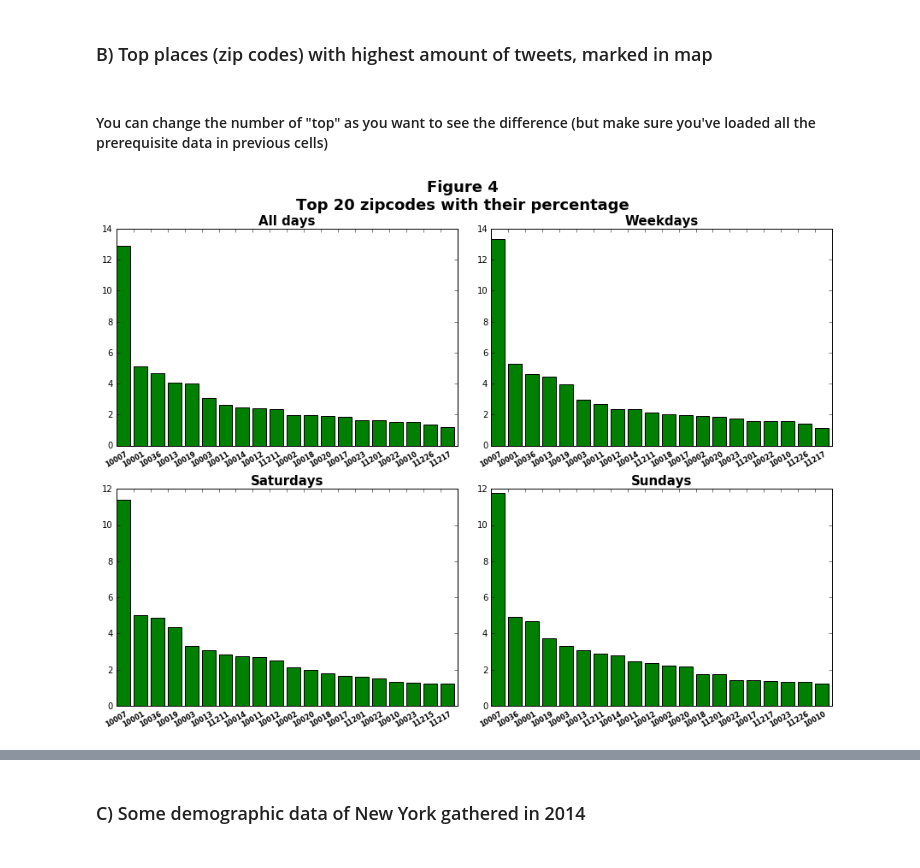
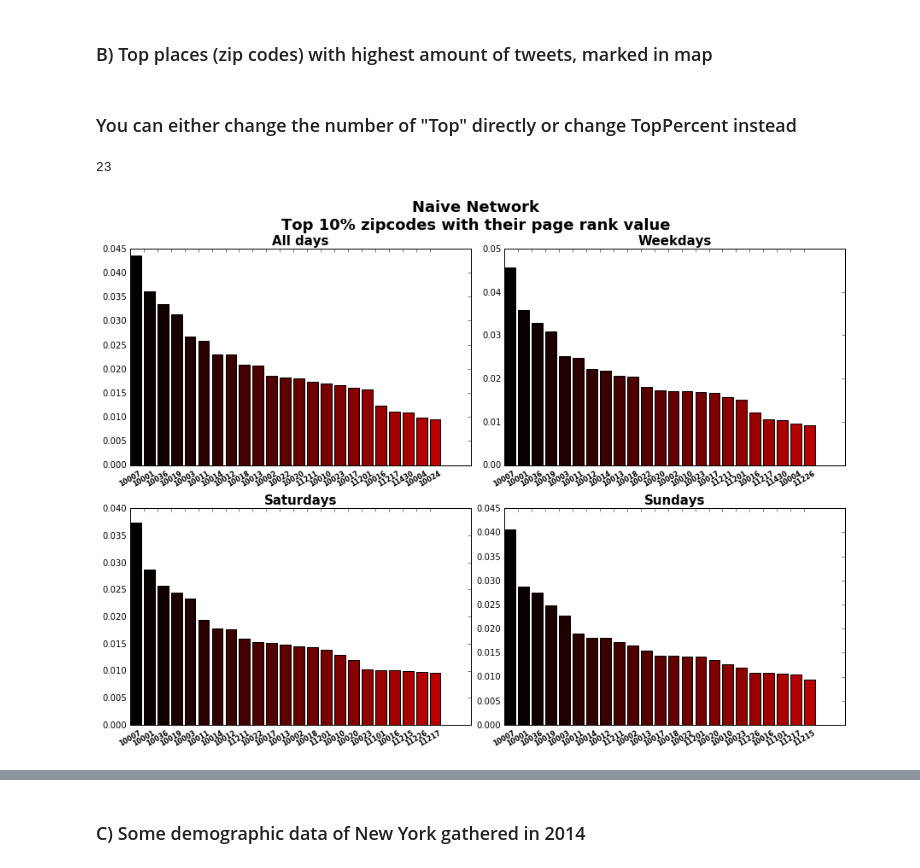
Before and after one commit to Fomyther/NYC-Twitter-Activities, a Jupyter notebook: Pro1_CQ_W6_e1.ipynb, the cells around one changed output, grey strips where cells are left out. Drawn from its saved outputs; the diff is of its cells as text; code cells hidden in the pictures.

```diff
--- a/Pro1_CQ_W6_e1.ipynb
+++ b/Pro1_CQ_W6_e1.ipynb
@@ -150,10 +145,3 @@ for i in range(4):
-# %%
-Net1, Net2 = range(4), range(4)
-LABEL = ['All ','Week','Satur','Sun']
-for i in range(4):
-    Net1[i] = pd.read_csv(PWD + '/Network1/Network of '+LABEL[i]+'days.csv').iloc[:,1:]
-    Net2[i] = pd.read_csv(PWD + '/Network2/Network2 for '+LABEL[i]+'days.csv')
-    Net2[i].rename(columns={'Unnamed: 0':'UserID'}, inplace=True)
 # %% [markdown]
 ## Step 3, proceed to community detection, first construct the directed graphs based on the probabilistic methods, then plot the graphs
 # %% [markdown]
@@ -161,9 +149,9 @@ for i in range(4):
 # %%
 Graph, Graph1, Graph2 = range(4), range(4), range(4)
 for i in range(4):
-    Graph[i] = Network_naive_build(i)
+    Graph[i] = Graph_build(Net1,i,False)
     Graph1[i] = make_directed_and_weighted(Graph[i])
-    Graph2[i] = Network_prob_build(Net2[i])
+    Graph2[i] = Graph_build(Net2,i,True)
 # %% [markdown]
 Start with Louvain method if curious but not necessary, next try combo algorithm with Inf, 2, and 4 communities parititions.
 * We will run tests for graphs both with and without loop edges
@@ -324,21 +328,13 @@ DailyActivity()
 # %%
-def TopZipCode(fig, date_index, top = 10):
-    ziplist = sort(Data[date_index].ZipCode.unique())
-    percentage_ziplist = {i:0 for i in ziplist}
-    T = len(Data[date_index])
-    for i in ziplist:
-        percentage_ziplist[i] = 100.0 * len(Data[date_index][Data[date_index].ZipCode == i])/T
-    sorted_ziplist = sorted(percentage_ziplist.items(), key=operator.itemgetter(1), reverse = 1)
-    new_ziplist = [x[0] for x in sorted_ziplist]
-    percentage = [x[1] for x in sorted_ziplist]
-
+def TopZipCode(fig, rank, date_index, top = 10):
+    ziplist = sorted(rank.items(), key=operator.itemgetter(1), reverse = 1)
+    x = [i[0] for i in ziplist[:top]]
+    y = [i[1] for i in ziplist[:top]]
     title = ['All days','Weekdays', 'Saturdays', 'Sundays']
     ax = fig.add_subplot(221 + date_index)
     plt.title(title[date_index], fontweight="bold", size=15)
-    ax.bar(range(top), percentage[:top], color='g')
+    ax.bar(range(top), y, color = matplotlib.cm.gist_heat(linspace(0,1,top*2)))
     ax.set_xticks(range(top))
-    ax.set_xticklabels(new_ziplist[:top], fontsize = 13-top/4, fontweight="bold", rotation = 30)
+    ax.set_xticklabels(x, fontsize = 13-top/4, fontweight="bold", rotation = 30)
     plt.subplots_adjust(hspace = 0.2, wspace = 0.1)
-    return new_ziplist[:top]
+    return x
-# %% [markdown]
-#### You can change the number of "top" as you want to see the difference (but make sure you've loaded all the prerequisite data in previous cells)
@@ -347,8 +341,16 @@ top = 20
+# %% [markdown]
+### You can either change the number of "Top" directly or change TopPercent instead
+# %%
+TopPercent = 10
+Top = len(Data[0].ZipCode.unique()) * TopPercent / 100
+Top
+# %% [output]
+23
 # %%
-TopZip = range(4)
+TopZipNaive, TopZipProb = range(4), range(4)
 fig4 = plt.figure(num = 4, figsize = (15,10))
-plt.suptitle('Figure 4\nTop %d zipcodes with their percentage'%top, fontweight="bold", size=18)
+plt.suptitle('Naive Network\nTop %d%% zipcodes with their page rank value'%TopPercent, fontweight="bold", size=18)
 for i in range(4):
-    TopZip[i] = TopZipCode(fig4, i, top)
+    TopZipNaive[i] = TopZipCode(fig4, PR1[i], i, Top)
 # %% [output]
-[figure, old version]
+[figure, new version]
```
Also changed, not shown: parts of 28 cells of this notebook.
